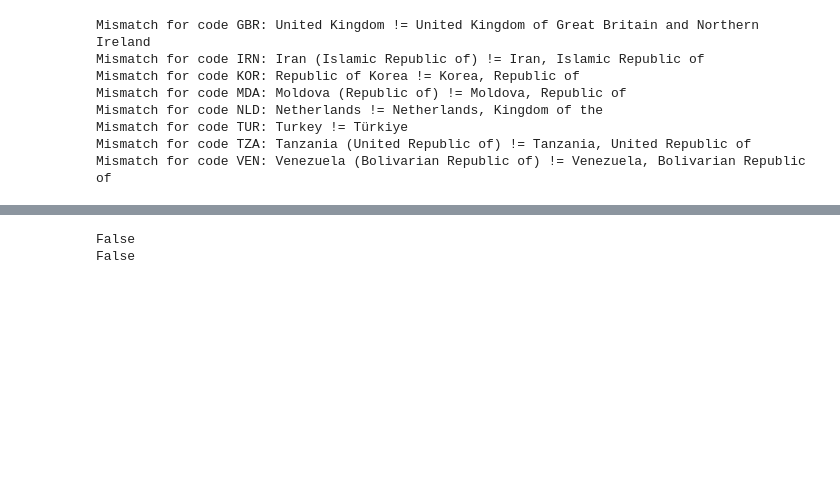
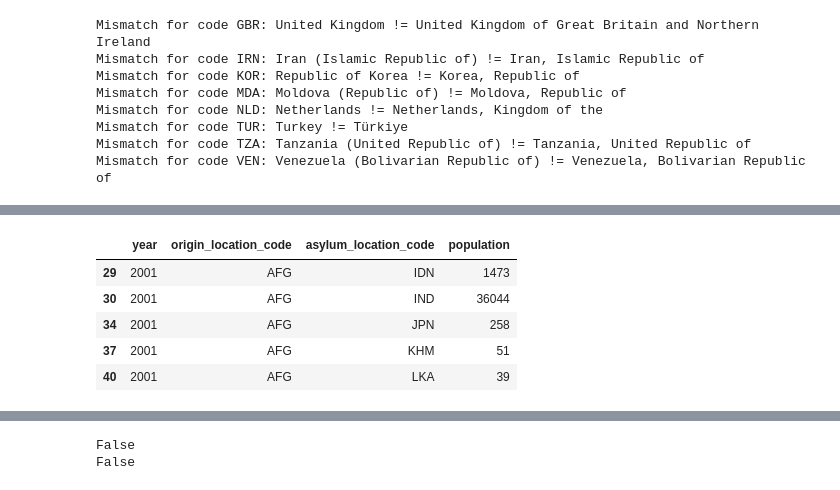
Before and after one commit to group-pi-dataviz/group-pi-dataviz.github.io, a Jupyter notebook: scripts/data_prepocessing_parte5.ipynb, the cells around one changed output, grey strips where cells are left out. Cells and saved outputs as stored; diff of their text form; code cells hidden in the pictures; blank space fills up the shorter version.

```diff
--- a/scripts/data_prepocessing_parte5.ipynb
+++ b/scripts/data_prepocessing_parte5.ipynb
@@ -496,0 +524,17 @@ array(['2020-12-31', '2021-12-31', '2022-12-31', '2023-12-31',
+# %%
+migration_data = [load_data("../data/hdx_hapi_refugees_global_2000_2004.csv")]
+# append to migration_data the other years data
+migration_data.append(load_data("../data/hdx_hapi_refugees_global_2005_2009.csv"))
+migration_data.append(load_data("../data/hdx_hapi_refugees_global_2010_2014.csv"))
+migration_data.append(load_data("../data/hdx_hapi_refugees_global_2015_2019.csv"))
+migration_data.append(load_data("../data/hdx_hapi_refugees_global_2020_2024.csv"))
+
+# Preprocess each dataset and concatenate them
+processed_datasets = [preprocess_migration_data(data) for data in migration_data]
+
+# Concatenate all processed datasets into a single DataFrame
+migration_data_final = pd.concat(processed_datasets, ignore_index=True)
+migration_data_final.tail()
+
+# Saving the final preprocessed data to CSV
+migration_data_final.to_csv("../data/section_4/world_migration_data.csv", index=False)
@@ -496,0 +561,2 @@ array(['2020-12-31', '2021-12-31', '2022-12-31', '2023-12-31',
+# %%
+countries_in_apac = apac_data['COUNTRY'].unique().tolist()
@@ -496,0 +568,12 @@ array(['2020-12-31', '2021-12-31', '2022-12-31', '2023-12-31',
+# %%
+# I want to keep the rows of migration_data_final where both origin_location_code and asylum_location_code are in countries_in_apac
+migration_data_apac = migration_data_final[(migration_data_final['origin_location_code'].isin([location_code_to_name_inverse[country] for country in countries_in_apac if country in location_code_to_name_inverse])) &
+                                           (migration_data_final['asylum_location_code'].isin([location_code_to_name_inverse[country] for country in countries_in_apac if country in location_code_to_name_inverse]))]
+migration_data_apac.head()
+# %% [output]
+|  | year | origin_location_code | asylum_location_code | population |
+| 29 | 2001 | AFG | IDN | 1473 |
+| 30 | 2001 | AFG | IND | 36044 |
+| 34 | 2001 | AFG | JPN | 258 |
+| 37 | 2001 | AFG | KHM | 51 |
+| 40 | 2001 | AFG | LKA | 39 |
```
Also changed, not shown: parts of 15 cells of this notebook, 2 other files.
